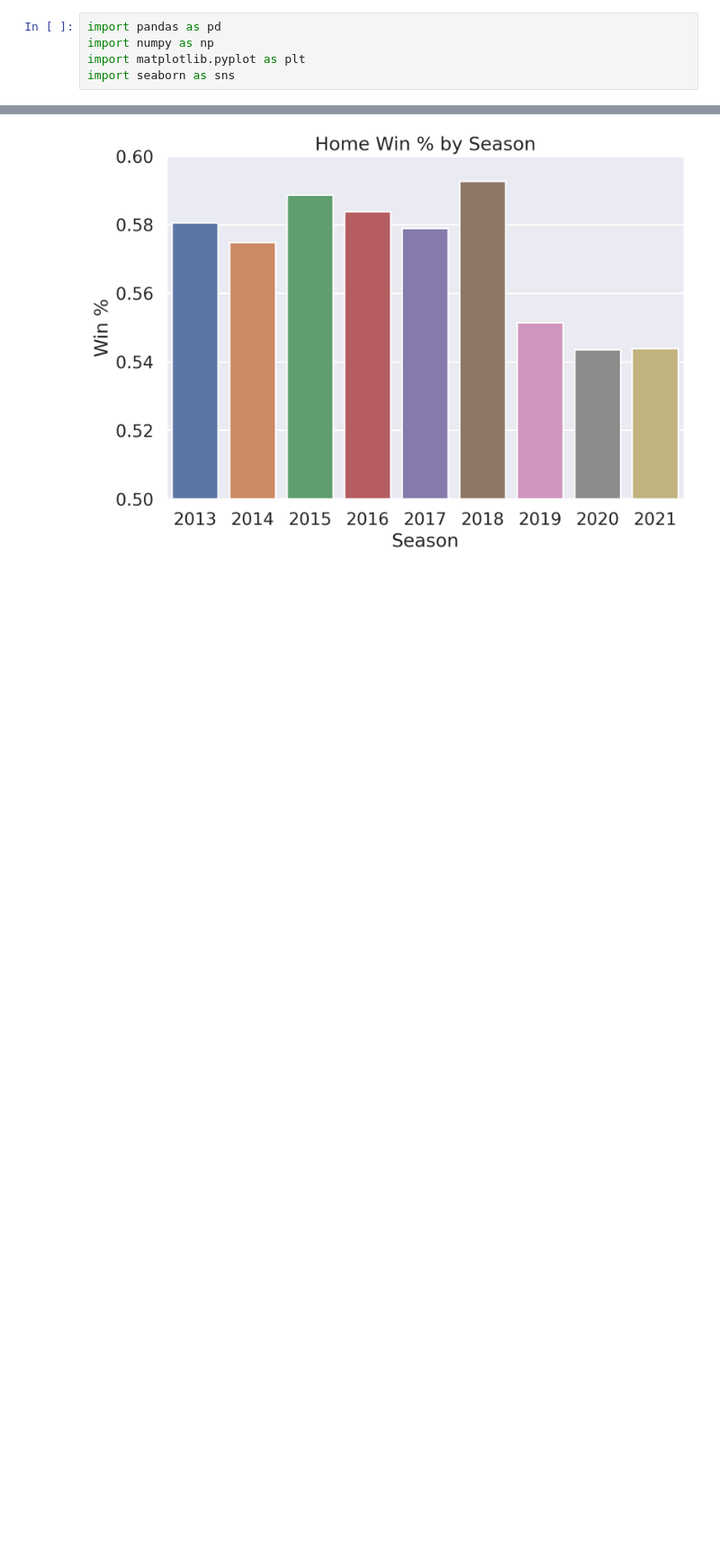
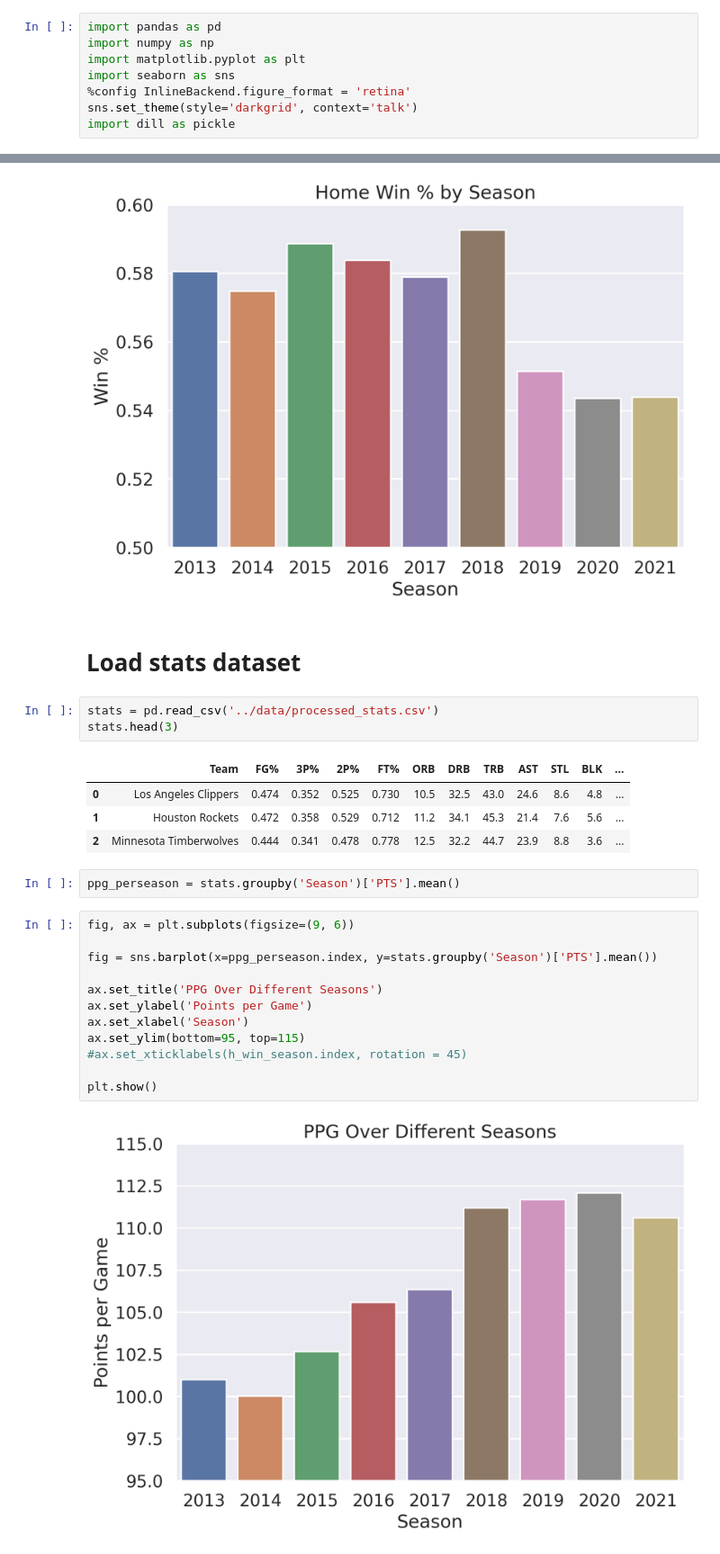
Before and after one commit to edubf22/nba-games, a Jupyter notebook: notebooks/eda.ipynb, the cells around one changed output, grey strips where cells are left out. Shown: that part at 90% size. Drawn from its saved outputs; the diff is of its cells as text; blank space fills up the shorter version.

Commit message:
Added more data treatment and analysis for the adv team stats data

```diff
--- a/notebooks/eda.ipynb
+++ b/notebooks/eda.ipynb
@@ -5,3 +5,6 @@ import pandas as pd
 import numpy as np
 import matplotlib.pyplot as plt
 import seaborn as sns
+%config InlineBackend.figure_format = 'retina'
+sns.set_theme(style='darkgrid', context='talk')
+import dill as pickle
@@ -71,3 +84,29 @@ ax.set_ylim(bottom=0.5, top=0.6)
 plt.show()
 # %% [output]
 [figure]
+# %% [markdown]
+# Load stats dataset
+# %%
+stats = pd.read_csv('../data/processed_stats.csv')
+stats.head(3)
+# %% [output]
+|  | Team | FG% | 3P% | 2P% | FT% | ORB | DRB | TRB | AST | STL | BLK | ... |
+| 0 | Los Angeles Clippers | 0.474 | 0.352 | 0.525 | 0.730 | 10.5 | 32.5 | 43.0 | 24.6 | 8.6 | 4.8 | ... |
+| 1 | Houston Rockets | 0.472 | 0.358 | 0.529 | 0.712 | 11.2 | 34.1 | 45.3 | 21.4 | 7.6 | 5.6 | ... |
+| 2 | Minnesota Timberwolves | 0.444 | 0.341 | 0.478 | 0.778 | 12.5 | 32.2 | 44.7 | 23.9 | 8.8 | 3.6 | ... |
+# %%
+ppg_perseason = stats.groupby('Season')['PTS'].mean()
+# %%
+fig, ax = plt.subplots(figsize=(9, 6))
+
+fig = sns.barplot(x=ppg_perseason.index, y=stats.groupby('Season')['PTS'].mean())
+
+ax.set_title('PPG Over Different Seasons')
+ax.set_ylabel('Points per Game')
+ax.set_xlabel('Season')
+ax.set_ylim(bottom=95, top=115)
+#ax.set_xticklabels(h_win_season.index, rotation = 45)
+
+plt.show()
+# %% [output]
+[figure, added]
```
Also changed, not shown: parts of 22 cells of this notebook, 5 other files.
